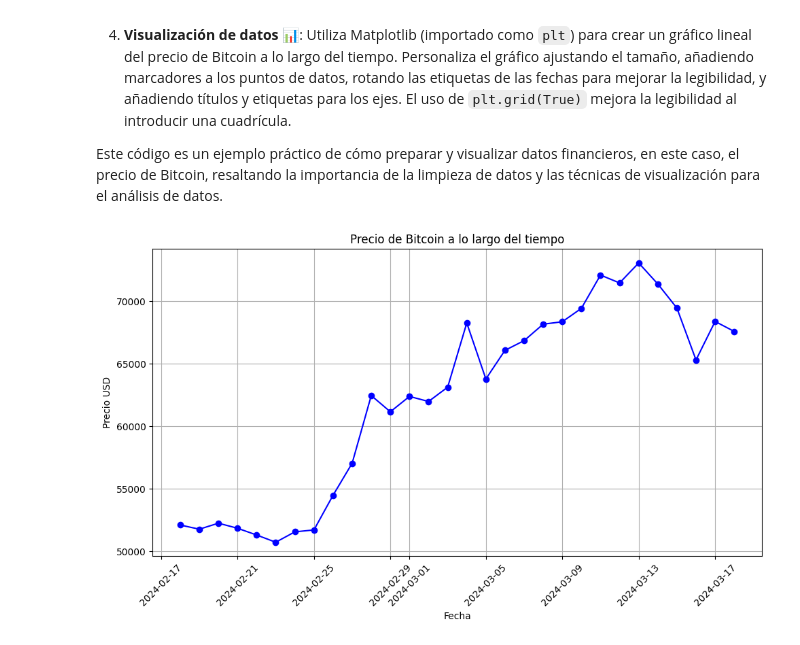
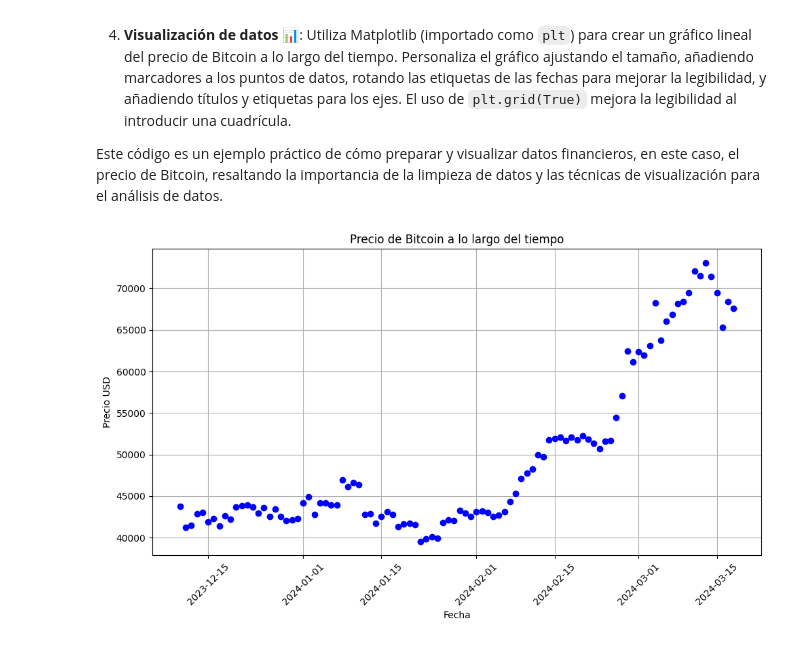
Before and after one commit to caesar-dat-com/Quick_programming_tasks, a Jupyter notebook: scatter plot/scatter plot.ipynb, the cells around one changed output. Drawn from its saved outputs; the diff is of its cells as text; code cells hidden in the pictures.

```diff
--- a/scatter plot/scatter plot.ipynb
+++ b/scatter plot/scatter plot.ipynb
@@ -102,22 +102,22 @@ Este fragmento de código lleva a cabo una serie de operaciones para manipular y
 
 Este código es un ejemplo práctico de cómo preparar y visualizar datos financieros, en este caso, el precio de Bitcoin, resaltando la importancia de la limpieza de datos y las técnicas de visualización para el análisis de datos.
 # %%
-df = pd.read_csv(archivo_csv, nrows=30)
+df = pd.read_csv(archivo_csv, nrows=100)
 
 # Convertir la columna 'Date' a tipo datetime
 df['Date'] = pd.to_datetime(df['Date'])
 
 df['Price'] = df['Price'].str.replace(',','').astype(float)
 
 # Graficar
 plt.figure(figsize=(10, 6))
-plt.plot(df['Date'], df['Price'], marker='o', linestyle='-', color='b')
+plt.plot(df['Date'], df['Price'], marker='o', color='b', linestyle='')
 plt.title('Precio de Bitcoin a lo largo del tiempo')
 plt.xlabel('Fecha')
 plt.ylabel('Precio USD')
 plt.grid(True)
 plt.xticks(rotation=45)
 plt.tight_layout()
 plt.show()
 # %% [output]
-[figure, old version]
+[figure, new version]
```
